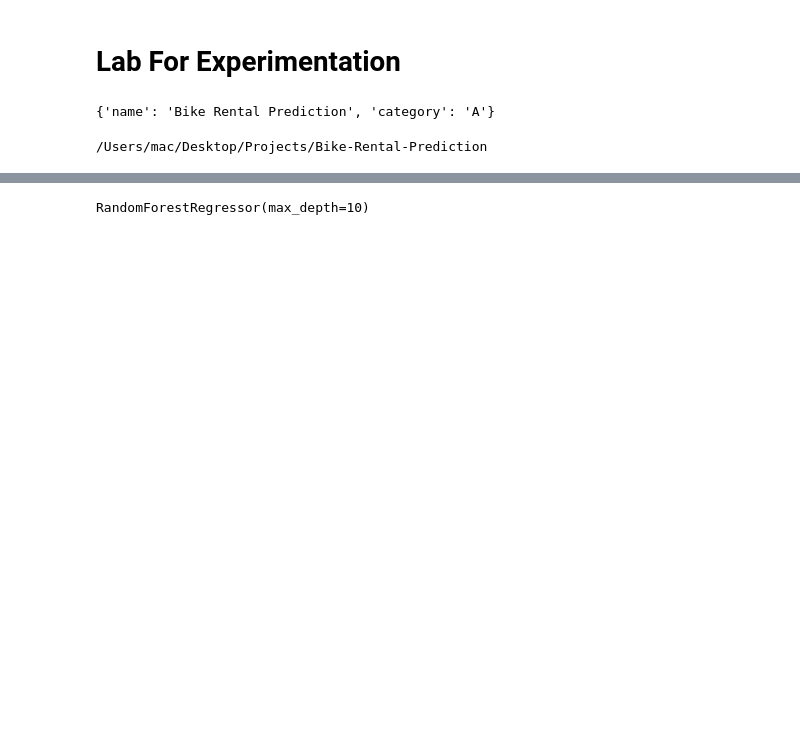
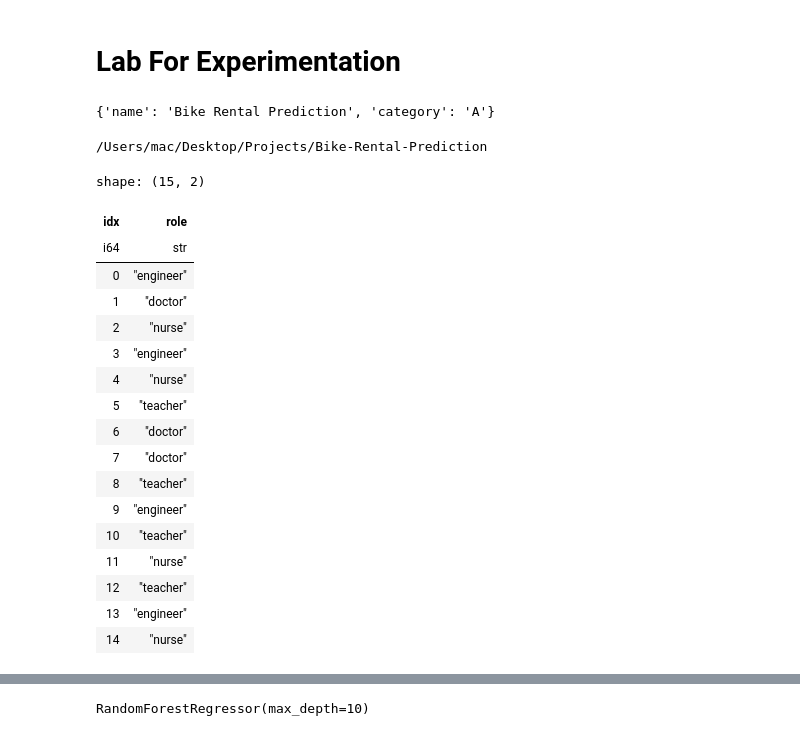
Before and after one commit to chineidu/Bike-Rental-Prediction, a Jupyter notebook: notebooks/00-lab.ipynb, the cells around one changed output, grey strips where cells are left out. Drawn from its saved outputs; the diff is of its cells as text; code cells hidden in the pictures; blank space fills up the shorter version.

```diff
--- a/notebooks/00-lab.ipynb
+++ b/notebooks/00-lab.ipynb
@@ -91,0 +151,44 @@ from sklearn.model_selection import train_test_split
+# %%
+df: pl.DataFrame = pl.DataFrame(
+    {
+        "idx": [0, 1, 2, 3, 4, 5, 6, 7, 8, 9, 10, 11, 12, 13, 14],
+        "role": [
+            "engineer",
+            "doctor",
+            "nurse",
+            "engineer",
+            "nurse",
+            "teacher",
+            "doctor",
+            "doctor",
+            "teacher",
+            "engineer",
+            "teacher",
+            "nurse",
+            "teacher",
+            "engineer",
+            "nurse",
+        ],
+    }
+)
+
+df
+# %% [output]
+shape: (15, 2)
+| idx | role |
+| i64 | str |
+| 0 | "engineer" |
+| 1 | "doctor" |
+| 2 | "nurse" |
+| 3 | "engineer" |
+| 4 | "nurse" |
+| 5 | "teacher" |
+| 6 | "doctor" |
+| 7 | "doctor" |
+| 8 | "teacher" |
+| 9 | "engineer" |
+| 10 | "teacher" |
+| 11 | "nurse" |
+| 12 | "teacher" |
+| 13 | "engineer" |
+| 14 | "nurse" |
```
Also changed, not shown: parts of 17 cells of this notebook, 5 other files.
